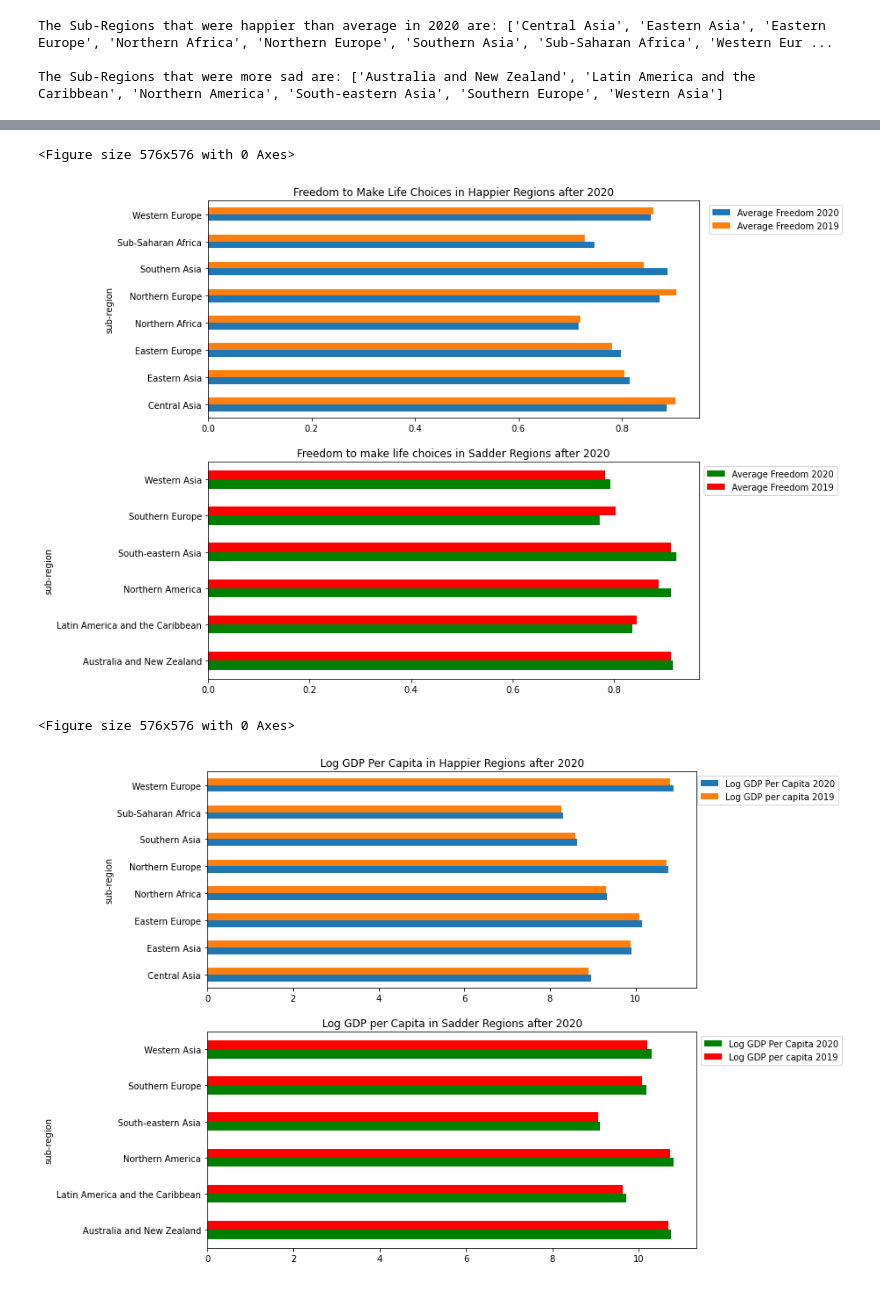
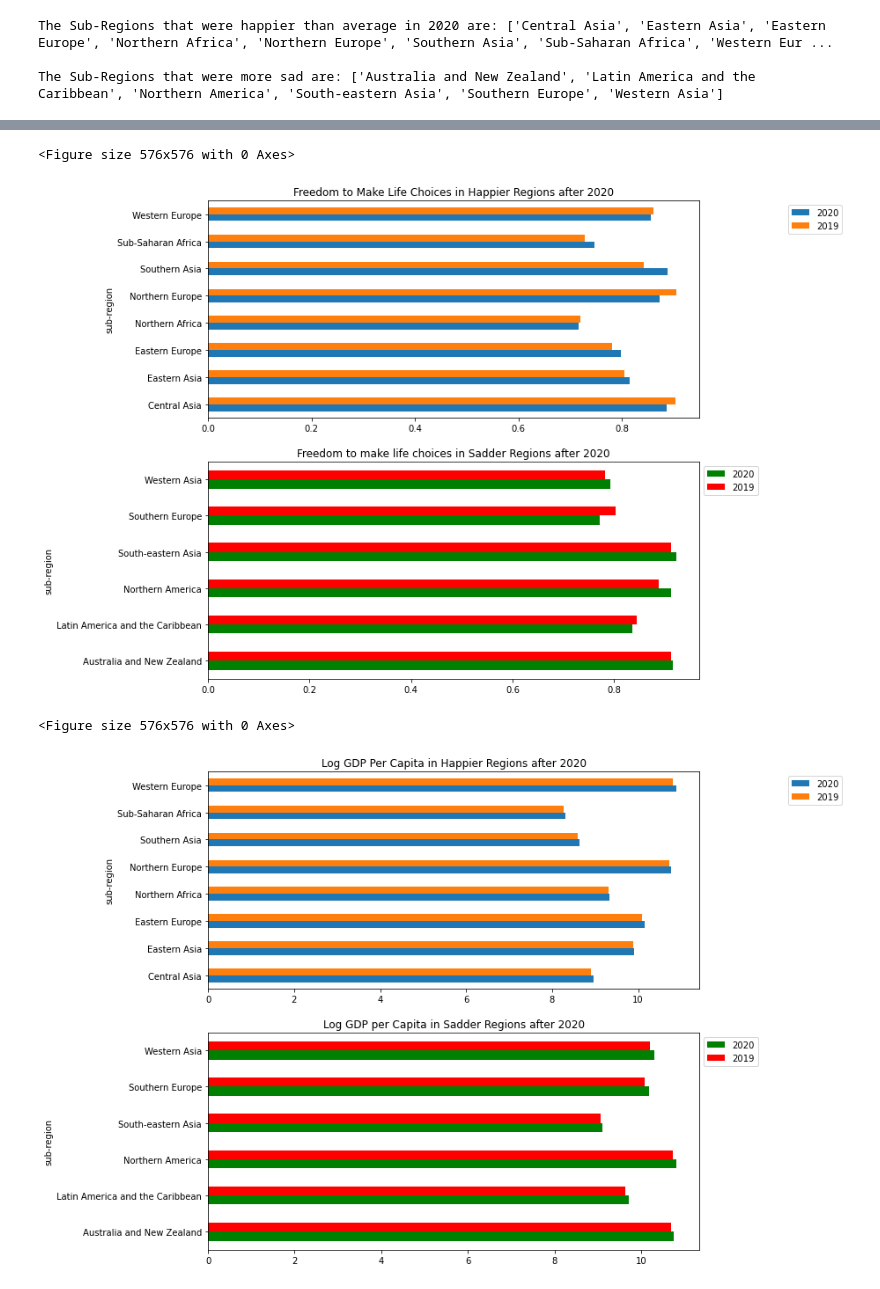
Before and after one commit to SimplyLizzy/FactorsOfHappinness, a Jupyter notebook: 2019 vs 2020 Avg Happiness Social Factors.ipynb, the cells around one changed output, grey strips where cells are left out. Drawn from its saved outputs; the diff is of its cells as text; code cells hidden in the pictures.

```diff
--- a/2019 vs 2020 Avg Happiness Social Factors.ipynb
+++ b/2019 vs 2020 Avg Happiness Social Factors.ipynb
@@ -200,35 +200,35 @@ plt.figure(figsize = (8,8))
 fig, axes = plt.subplots(nrows = 2, ncols = 1)
 
 happier_regions_df[['Freedom to make life choices_x', 'Freedom to make life choices_y']].plot(ax=axes[0], kind = 'barh').set_title('Freedom to Make Life Choices in Happier Regions after 2020')
-happier_regions_df[['Freedom to make life choices_x', 'Freedom to make life choices_y']].plot(ax=axes[0], kind = 'barh').legend(['Average Freedom 2020', 'Average Freedom 2019'], bbox_to_anchor=(1.3, 1), loc='upper right')
+happier_regions_df[['Freedom to make life choices_x', 'Freedom to make life choices_y']].plot(ax=axes[0], kind = 'barh').legend(['2020', '2019'], bbox_to_anchor=(1.3, 1), loc='upper right')
 
 sadder_regions_df[['Freedom to make life choices_x', 'Freedom to make life choices_y']].plot(ax=axes[1], kind = 'barh', color = ['green','red'])
 plt.title('Freedom to make life choices in Sadder Regions after 2020')
-plt.legend(['Average Freedom 2020', 'Average Freedom 2019'], bbox_to_anchor=(1, 1), loc='upper left')
+plt.legend(['2020', '2019'], bbox_to_anchor=(1, 1), loc='upper left')
 
 plt.show()
 fig.savefig("FreedomSubRegions.png")
 # %% [output]
 <Figure size 576x576 with 0 Axes>
-[figure, old version]
+[figure, new version]
 # %%
 matplotlib.rcParams['figure.figsize'] = [10, 10]
 
 plt.figure(figsize = (8,8))
 fig, axes = plt.subplots(nrows = 2, ncols = 1)
 
 happier_regions_df[['Log GDP per capita_x', 'Log GDP per capita_y']].plot(ax=axes[0], kind = 'barh').set_title('Log GDP Per Capita in Happier Regions after 2020')
-happier_regions_df[['Log GDP per capita_x', 'Log GDP per capita_y']].plot(ax=axes[0], kind = 'barh').legend(['Log GDP Per Capita 2020', 'Log GDP per capita 2019'], bbox_to_anchor=(1.3, 1), loc='upper right')
+happier_regions_df[['Log GDP per capita_x', 'Log GDP per capita_y']].plot(ax=axes[0], kind = 'barh').legend(['2020', '2019'], bbox_to_anchor=(1.3, 1), loc='upper right')
 
 sadder_regions_df[['Log GDP per capita_x', 'Log GDP per capita_y']].plot(ax=axes[1], kind = 'barh', color = ['green','red'])
 plt.title('Log GDP per Capita in Sadder Regions after 2020')
-plt.legend(['Log GDP Per Capita 2020', 'Log GDP per capita 2019'], bbox_to_anchor=(1, 1), loc='upper left')
+plt.legend(['2020', '2019'], bbox_to_anchor=(1, 1), loc='upper left')
 
 plt.show()
 fig.savefig("GDPSubRegions.png")
 # %% [output]
 <Figure size 576x576 with 0 Axes>
-[figure, old version]
+[figure, new version]
 # %%
 matplotlib.rcParams['figure.figsize'] = [10, 10]
 
```
Also changed, not shown: parts of 6 cells of this notebook, 8 other files.
